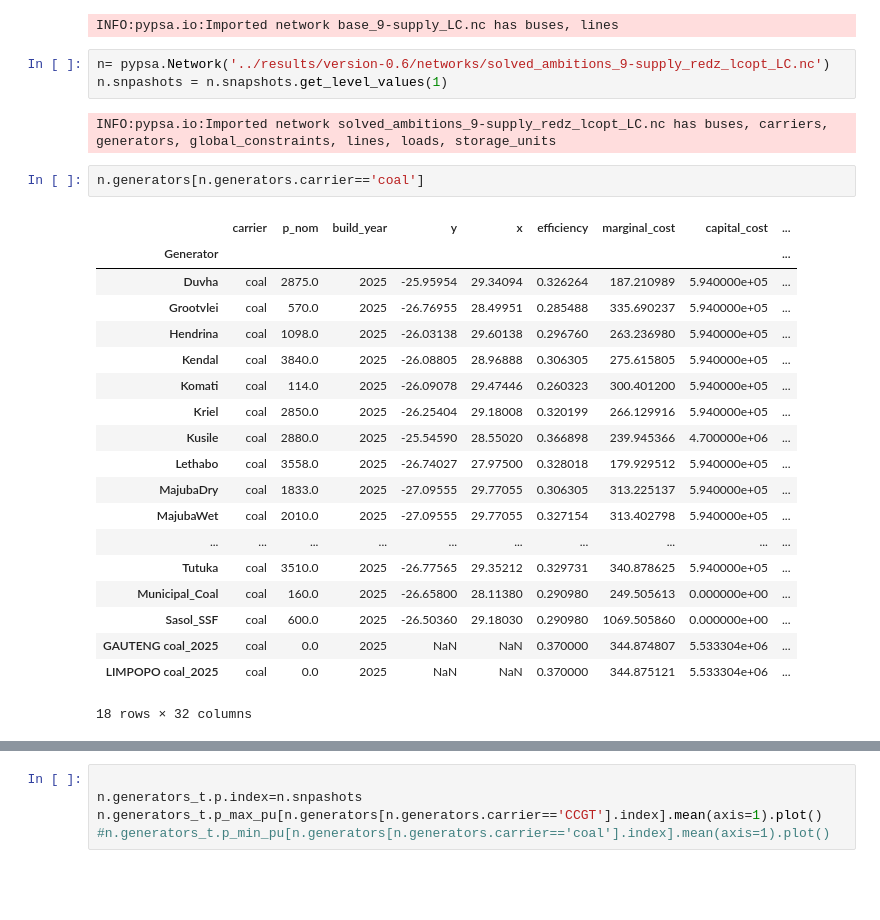
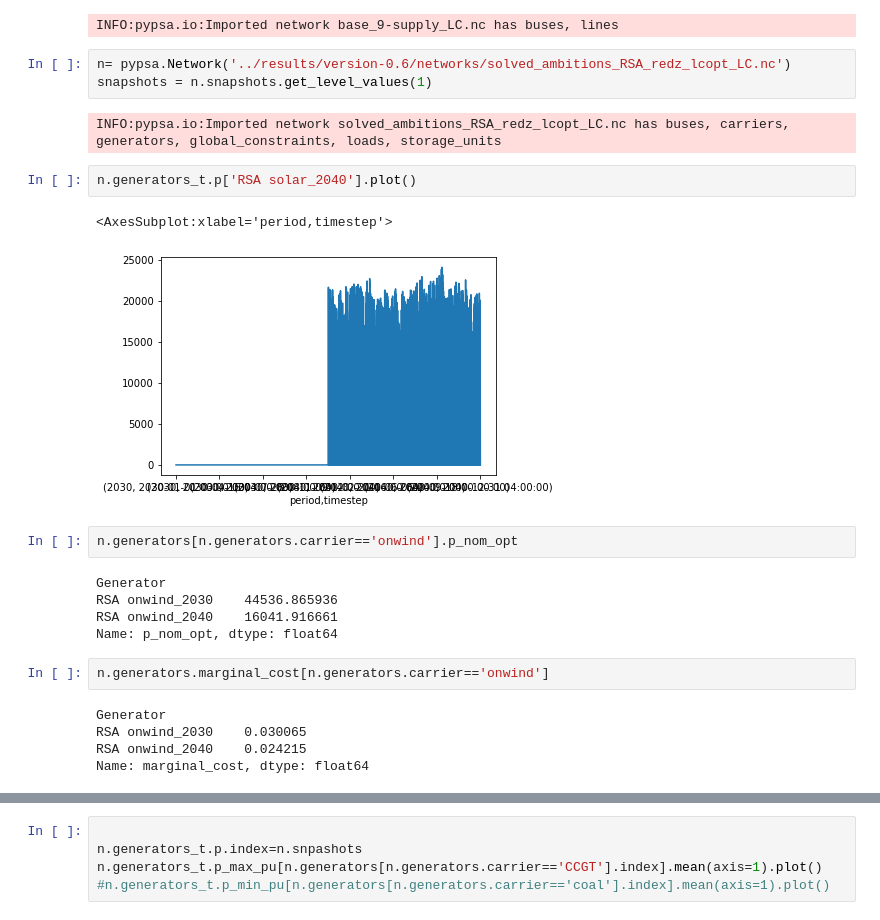
Before and after one commit to PyPSA/pypsa-za, a Jupyter notebook: notebooks/network_playground.ipynb, the cells around one changed output, grey strips where cells are left out. Drawn from its saved outputs; the diff is of its cells as text; blank space fills up the shorter version.

```diff
--- a/notebooks/network_playground.ipynb
+++ b/notebooks/network_playground.ipynb
@@ -27,30 +27,27 @@ base_n= pypsa.Network('../networks/base_9-supply_LC.nc')
 # %% [output]
 INFO:pypsa.io:Imported network base_9-supply_LC.nc has buses, lines
 # %%
-n= pypsa.Network('../results/version-0.6/networks/solved_ambitions_9-supply_redz_lcopt_LC.nc')
-n.snpashots = n.snapshots.get_level_values(1)
+n= pypsa.Network('../results/version-0.6/networks/solved_ambitions_RSA_redz_lcopt_LC.nc')
+snapshots = n.snapshots.get_level_values(1)
 # %% [output]
-INFO:pypsa.io:Imported network solved_ambitions_9-supply_redz_lcopt_LC.nc has buses, carriers, generators, global_constraints, lines, loads, storage_units
+INFO:pypsa.io:Imported network solved_ambitions_RSA_redz_lcopt_LC.nc has buses, carriers, generators, global_constraints, loads, storage_units
+# %%
+n.generators_t.p['RSA solar_2040'].plot()
+# %% [output]
+<AxesSubplot:xlabel='period,timestep'>
+[figure, added]
 # %%
-n.generators[n.generators.carrier=='coal']
+n.generators[n.generators.carrier=='onwind'].p_nom_opt
 # %% [output]
-|  | carrier | p_nom | build_year | y | x | efficiency | marginal_cost | capital_cost | ... |
-| Generator |  |  |  |  |  |  |  |  | ... |
-| Duvha | coal | 2875.0 | 2025 | -25.95954 | 29.34094 | 0.326264 | 187.210989 | 5.940000e+05 | ... |
-| Grootvlei | coal | 570.0 | 2025 | -26.76955 | 28.49951 | 0.285488 | 335.690237 | 5.940000e+05 | ... |
-| Hendrina | coal | 1098.0 | 2025 | -26.03138 | 29.60138 | 0.296760 | 263.236980 | 5.940000e+05 | ... |
-| Kendal | coal | 3840.0 | 2025 | -26.08805 | 28.96888 | 0.306305 | 275.615805 | 5.940000e+05 | ... |
-| Komati | coal | 114.0 | 2025 | -26.09078 | 29.47446 | 0.260323 | 300.401200 | 5.940000e+05 | ... |
-| Kriel | coal | 2850.0 | 2025 | -26.25404 | 29.18008 | 0.320199 | 266.129916 | 5.940000e+05 | ... |
-| Kusile | coal | 2880.0 | 2025 | -25.54590 | 28.55020 | 0.366898 | 239.945366 | 4.700000e+06 | ... |
-| Lethabo | coal | 3558.0 | 2025 | -26.74027 | 27.97500 | 0.328018 | 179.929512 | 5.940000e+05 | ... |
-| MajubaDry | coal | 1833.0 | 2025 | -27.09555 | 29.77055 | 0.306305 | 313.225137 | 5.940000e+05 | ... |
-| MajubaWet | coal | 2010.0 | 2025 | -27.09555 | 29.77055 | 0.327154 | 313.402798 | 5.940000e+05 | ... |
-| ... | ... | ... | ... | ... | ... | ... | ... | ... | ... |
-| Tutuka | coal | 3510.0 | 2025 | -26.77565 | 29.35212 | 0.329731 | 340.878625 | 5.940000e+05 | ... |
-| Municipal_Coal | coal | 160.0 | 2025 | -26.65800 | 28.11380 | 0.290980 | 249.505613 | 0.000000e+00 | ... |
-| Sasol_SSF | coal | 600.0 | 2025 | -26.50360 | 29.18030 | 0.290980 | 1069.505860 | 0.000000e+00 | ... |
-| GAUTENG coal_2025 | coal | 0.0 | 2025 | NaN | NaN | 0.370000 | 344.874807 | 5.533304e+06 | ... |
-| LIMPOPO coal_2025 | coal | 0.0 | 2025 | NaN | NaN | 0.370000 | 344.875121 | 5.533304e+06 | ... |
-18 rows × 32 columns
+Generator
+RSA onwind_2030    44536.865936
+RSA onwind_2040    16041.916661
+Name: p_nom_opt, dtype: float64
+# %%
+n.generators.marginal_cost[n.generators.carrier=='onwind']
+# %% [output]
+Generator
+RSA onwind_2030    0.030065
+RSA onwind_2040    0.024215
+Name: marginal_cost, dtype: float64
 # %%
```
Also changed, not shown: parts of 5 cells of this notebook, 4 other files.
